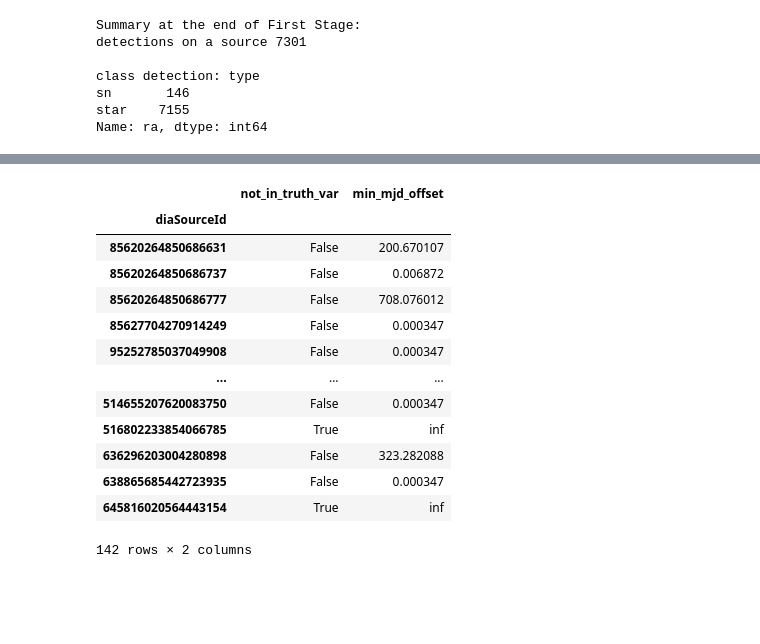
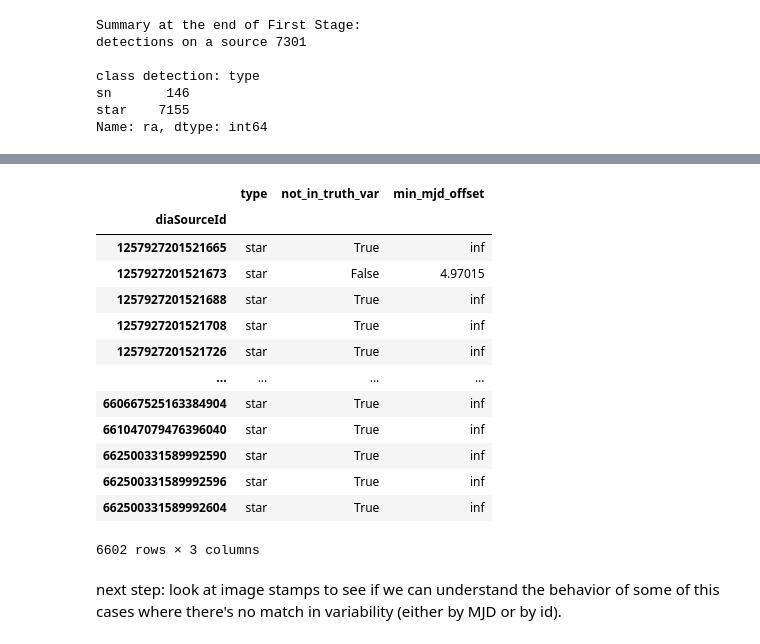
Before and after one commit to lsst-dm/ml-reliability-tools, a Jupyter notebook: bin/prototype_ground_truth_derivation.ipynb, the cells around one changed output, grey strips where cells are left out. Saved outputs shown, nothing was run; the diff lists cells and outputs as text; code cells hidden in the pictures; blank space fills up the shorter version.

```diff
--- a/bin/prototype_ground_truth_derivation.ipynb
+++ b/bin/prototype_ground_truth_derivation.ipynb
@@ -13,7 +13,7 @@ from tqdm import tqdm
 
 # Define a threshold for matching errors
 space_match_threshold = 1 * u.arcsec
-MJD_tolerance = 0.00034 #30 sec in units of day
+MJD_tolerance = 31./(24*3600) #31 sec in units of day
 
 # Define file paths.
 sum_path = {}
@@ -242,18 +226,20 @@ Name: min_mjd_offset, Length: 101, dtype: float64
 # %%
-dia_detections.loc[(dia_detections.real == 0) & (dia_detections.on_source == 1) & (dia_detections.type=='sn'),
-['not_in_truth_var', 'min_mjd_offset'] ]
+dia_detections.loc[(dia_detections.real == 0) & (dia_detections.on_source == 1),
+['type','not_in_truth_var', 'min_mjd_offset'] ]
 # %% [output]
-|  | not_in_truth_var | min_mjd_offset |
-| diaSourceId |  |  |
-| 85620264850686631 | False | 200.670107 |
-| 85620264850686737 | False | 0.006872 |
-| 85620264850686777 | False | 708.076012 |
-| 85627704270914249 | False | 0.000347 |
-| 95252785037049908 | False | 0.000347 |
-| ... | ... | ... |
-| 514655207620083750 | False | 0.000347 |
-| 516802233854066785 | True | inf |
-| 636296203004280898 | False | 323.282088 |
-| 638865685442723935 | False | 0.000347 |
-| 645816020564443154 | True | inf |
+|  | type | not_in_truth_var | min_mjd_offset |
+| diaSourceId |  |  |  |
+| 1257927201521665 | star | True | inf |
+| 1257927201521673 | star | False | 4.97015 |
+| 1257927201521688 | star | True | inf |
+| 1257927201521708 | star | True | inf |
+| 1257927201521726 | star | True | inf |
+| ... | ... | ... | ... |
+| 660667525163384904 | star | True | inf |
+| 661047079476396040 | star | True | inf |
+| 662500331589992590 | star | True | inf |
+| 662500331589992596 | star | True | inf |
+| 662500331589992604 | star | True | inf |
-142 rows × 2 columns
+6602 rows × 3 columns
+# %% [markdown]
+next step: look at image stamps to see if we can understand the behavior of some of this cases where there's no match in variability (either by MJD or by id).
```
Also changed, not shown: parts of 3 cells of this notebook.
